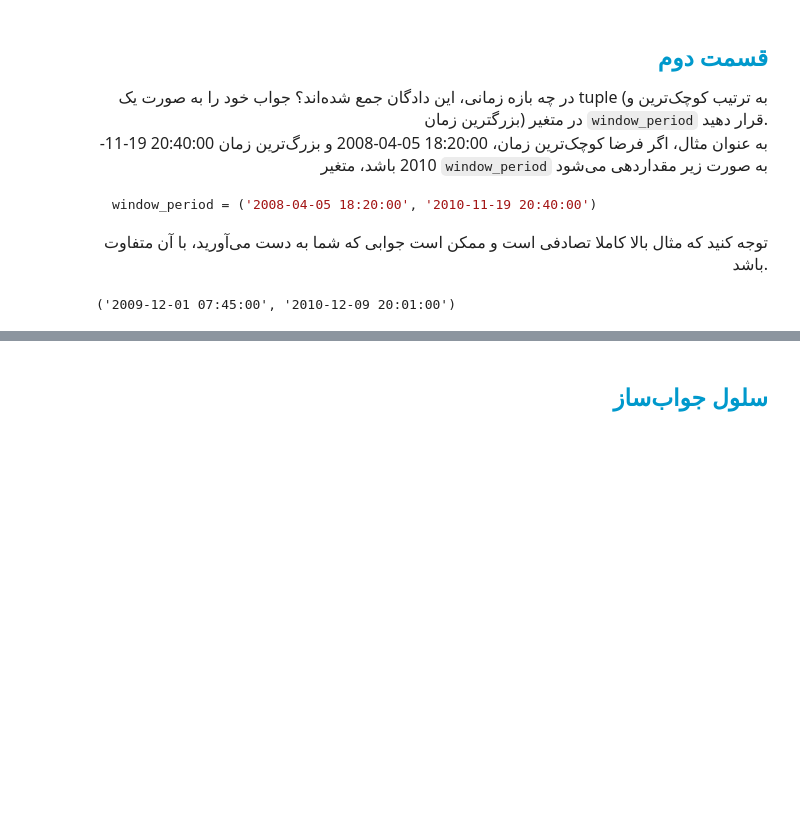
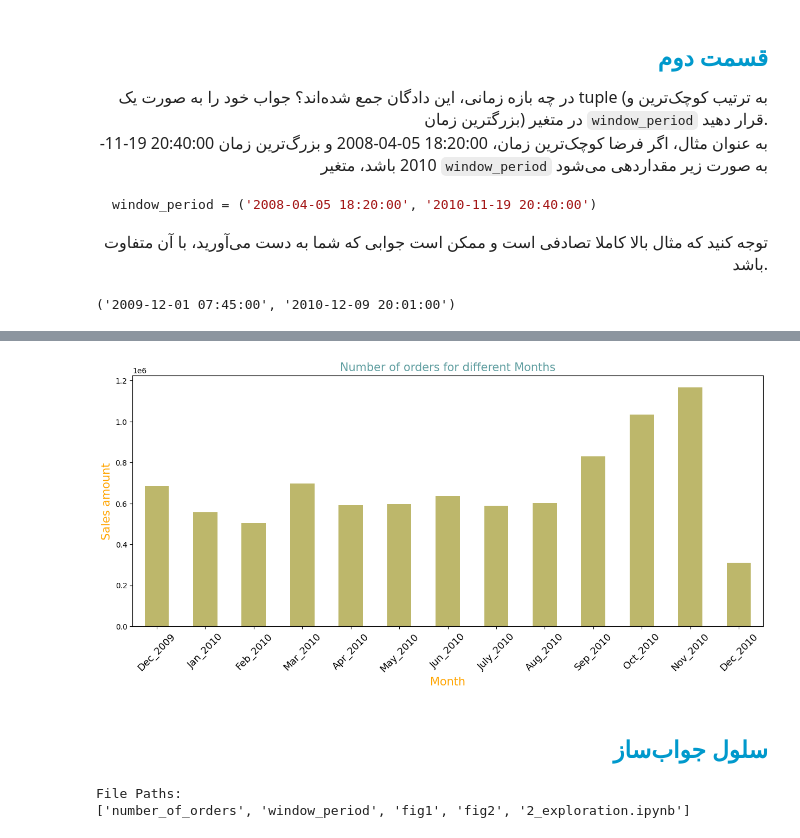
Before and after one commit to Hamid-Ba/data-analysis-exercises, a Jupyter notebook: 23-Final/2_exploration/2_exploration.ipynb, the cells around one changed output, grey strips where cells are left out. Saved outputs shown, nothing was run; the diff lists cells and outputs as text; code cells hidden in the pictures; blank space fills up the shorter version.

```diff
--- a/23-Final/2_exploration/2_exploration.ipynb
+++ b/23-Final/2_exploration/2_exploration.ipynb
@@ -265,9 +284,34 @@ fig1
 
 </table>
 </p>
+# %%
+df["Price"] = df['UnitPrice'] * df['Quantity']
+# %%
+df["TotalPrice"] = df.groupby('InvoiceNumber')['Price'].transform(lambda x : np.sum(x))
+# %%
+df_first_order = df.copy()
+df_first_order.drop_duplicates(subset=["InvoiceNumber"],inplace=True)
+# %%
+date_resamble = df_first_order.resample(on='InvoiceDate',rule='1m')
 # %%
+fig2 , ax2 = plt.subplots(figsize=(15,6))
 
-fig2 , ax2 = None # to do
+date_resamble['TotalPrice'].sum().plot(kind='bar', ax = ax2, color='darkkhaki')
+
+ax2.set_xlabel("Month",color="orange",fontsize=15)
+ax2.set_ylabel("Sales amount",color="orange",fontsize=15)
+
+x_labels = ['Dec_2009','Jan_2010','Feb_2010','Mar_2010'
+           ,'Apr_2010','May_2010','Jun_2010','July_2010'
+           ,'Aug_2010','Sep_2010','Oct_2010','Nov_2010','Dec_2010']
+
+ax2.set_xticklabels(x_labels,rotation=45,fontsize=13)
+
+ax2.set_title("Number of orders for different Months",color="cadetblue",fontsize=15)
+
+fig2
+# %% [output]
+[figure, added]
 # %% [markdown]
 <h2 align=right style="line-height:200%;font-family:vazir;color:#0099cc">
 <font face="vazir" color="#0099cc">
@@ -301,3 +345,6 @@ def compress(file_names):
 
 file_names = ["number_of_orders", "window_period", "fig1", "fig2", "2_exploration.ipynb"]
 compress(file_names)
+# %% [output]
+File Paths:
+['number_of_orders', 'window_period', 'fig1', 'fig2', '2_exploration.ipynb']
```
Also changed, not shown: parts of 5 cells of this notebook, 6 other files.
